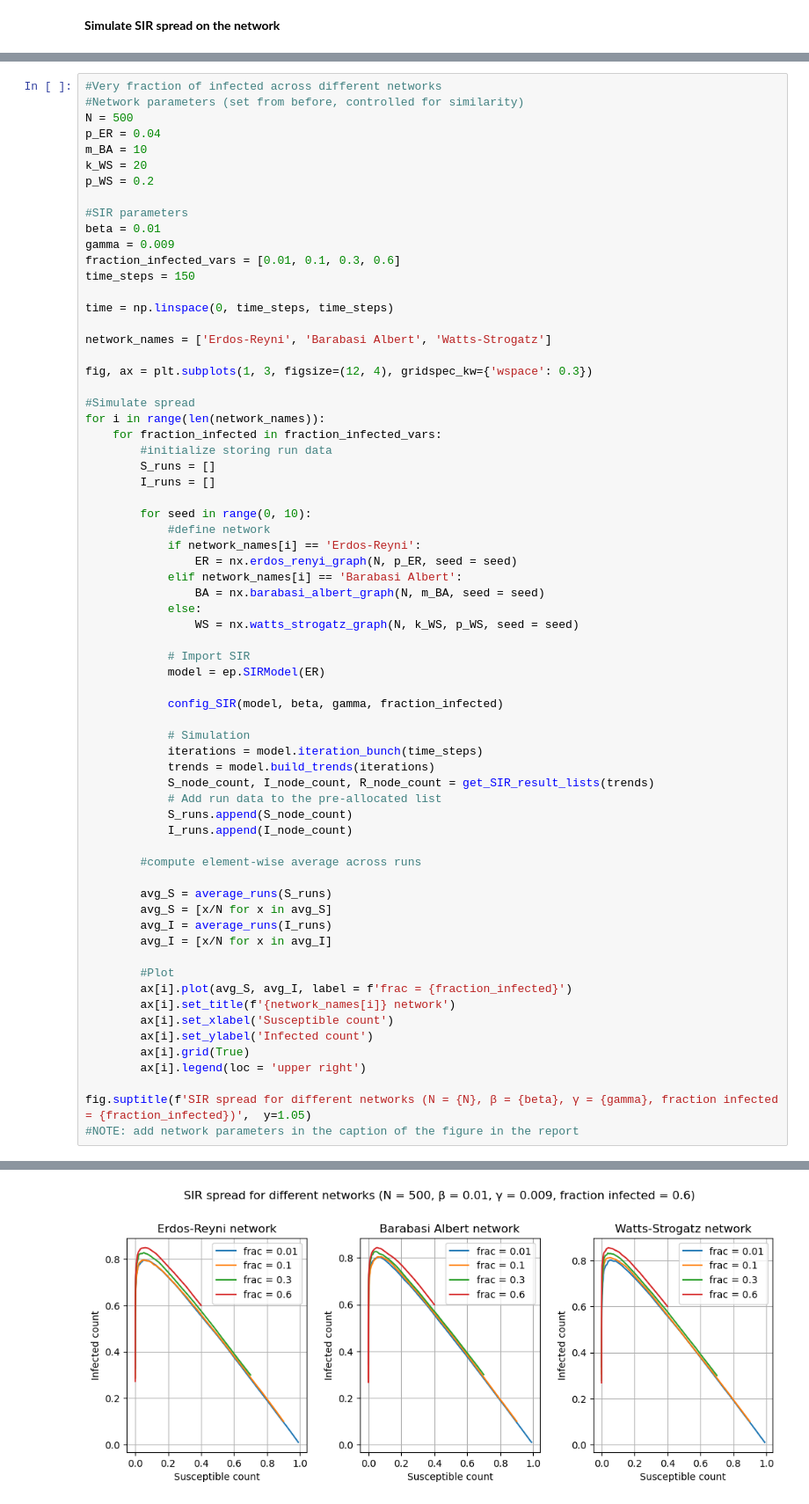
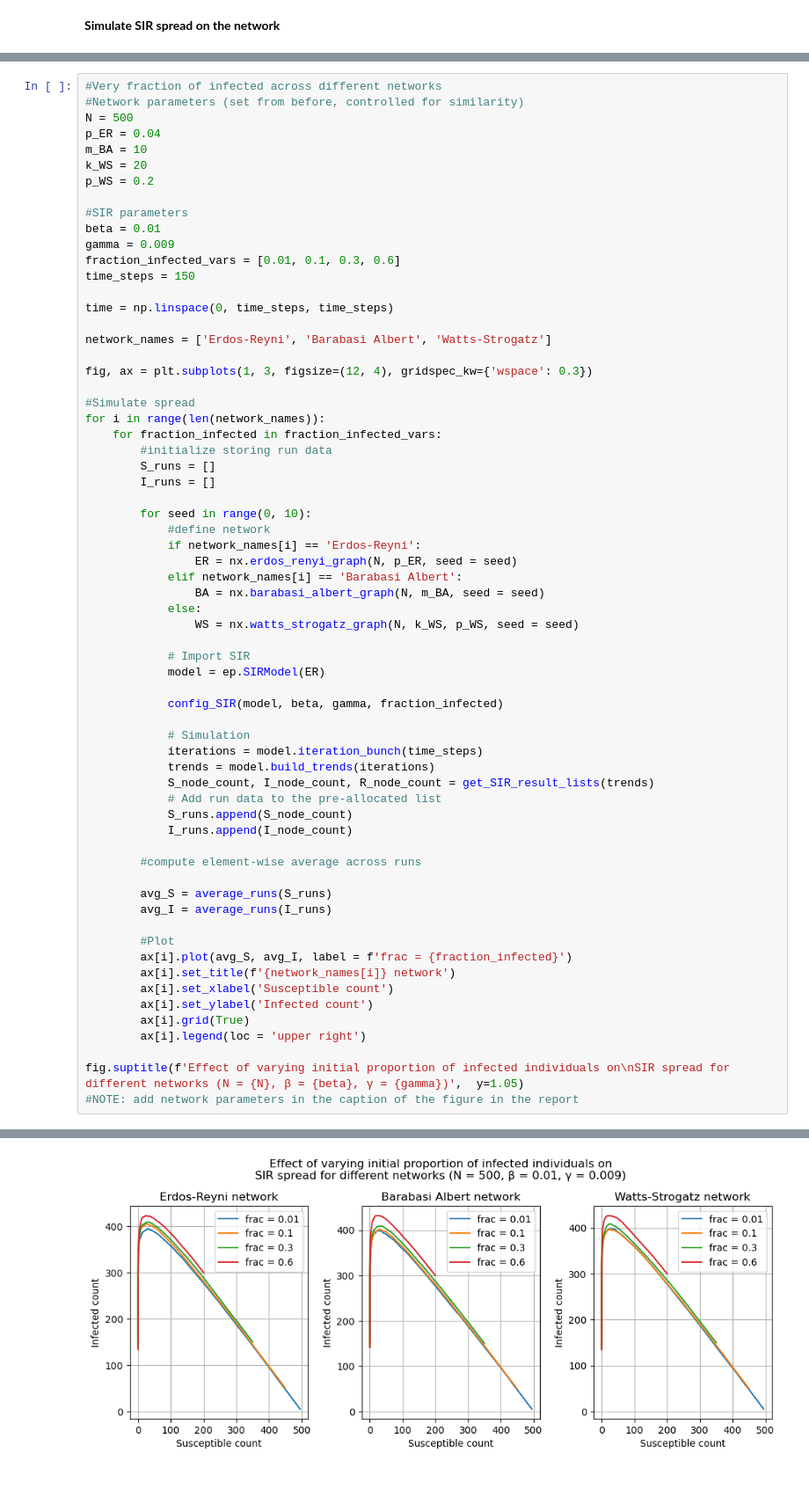
Before and after one commit to guoda23/ICLS_Assignment2, a Jupyter notebook: Networks.ipynb, the cells around one changed output, grey strips where cells are left out. Shown at 88% size. Cells and saved outputs as stored; diff of their text form; blank space fills up the shorter version.

```diff
--- a/Networks.ipynb
+++ b/Networks.ipynb
@@ -510,9 +511,7 @@ for i in range(len(network_names)):
         #compute element-wise average across runs
 
         avg_S = average_runs(S_runs)
-        avg_S = [x/N for x in avg_S]
         avg_I = average_runs(I_runs)
-        avg_I = [x/N for x in avg_I]
 
         #Plot
         ax[i].plot(avg_S, avg_I, label = f'frac = {fraction_infected}')
@@ -522,6 +521,6 @@ for i in range(len(network_names)):
         ax[i].grid(True)
         ax[i].legend(loc = 'upper right')
 
-fig.suptitle(f'SIR spread for different networks (N = {N}, β = {beta}, γ = {gamma}, fraction infected = {fraction_infected})',  y=1.05)
+fig.suptitle(f'Effect of varying initial proportion of infected individuals on\nSIR spread for different networks (N = {N}, β = {beta}, γ = {gamma})',  y=1.05)
 #NOTE: add network parameters in the caption of the figure in the report
 # %% [output]
@@ -529,3 +528,3 @@ Text(0.5, 1.05, 'SIR spread for different networks (N = 500, β = 0.01, γ = 0.0
-[figure, old version]
+[figure, new version]
 # %%
 #Infect nodes with highest degree
```
Also changed, not shown: parts of 5 cells of this notebook.
